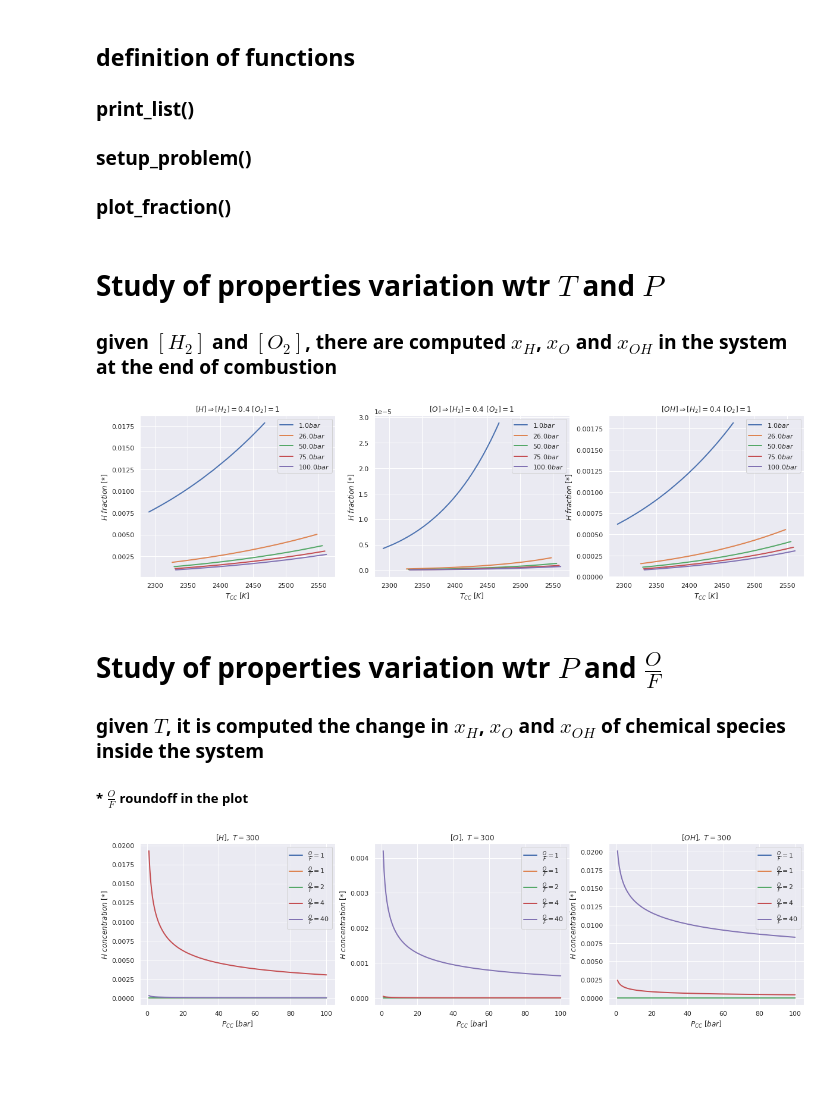
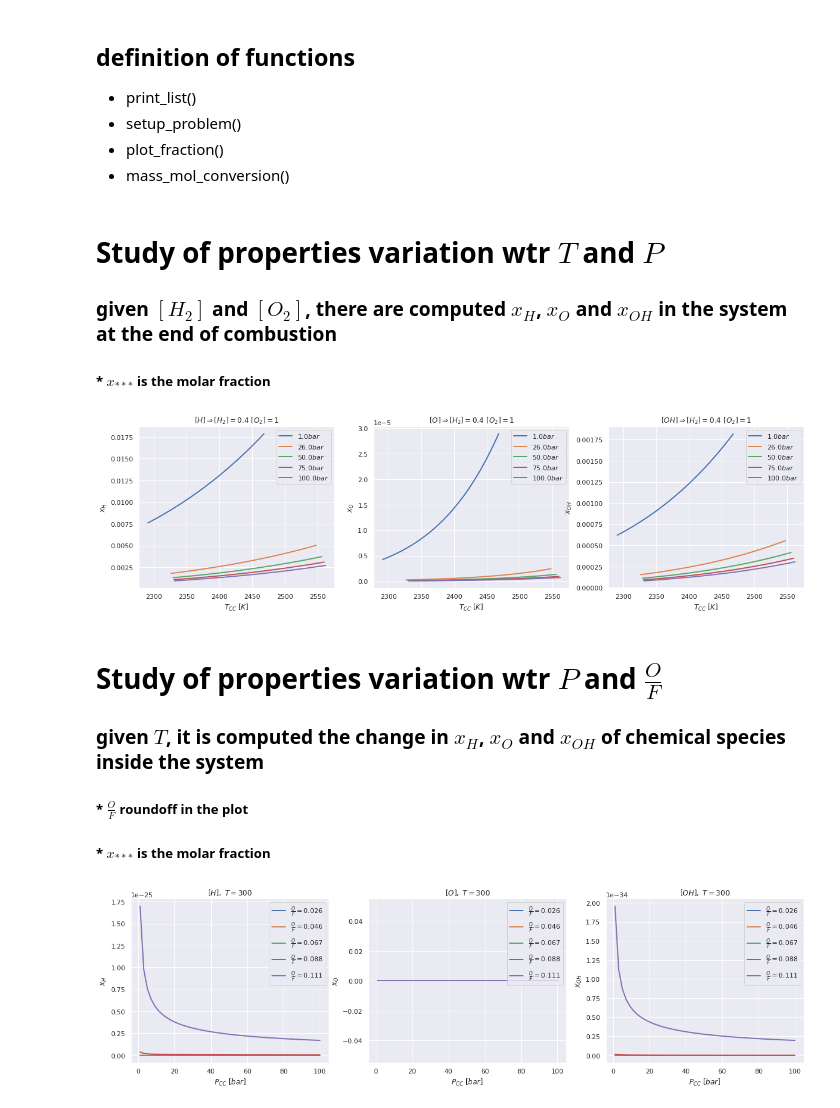
Before and after one commit to antoniopucciarelli/CEA_case, a Jupyter notebook: combustion.ipynb, the cells around one changed output. Cells and saved outputs as stored; diff of their text form; code cells hidden in the pictures; blank space fills up the shorter version.

```diff
--- a/combustion.ipynb
+++ b/combustion.ipynb
@@ -138,9 +147,10 @@ class COMB:
             file.write('end \n')
 # %% [markdown]
 ## definition of functions
-### print_list()
-### setup_problem()
-### plot_fraction()
+* print_list()
+* setup_problem()
+* plot_fraction()
+* mass_mol_conversion()
 # %%
 def print_list(CC):
     '''
@@ -291,9 +324,10 @@ def plot_fraction(of,O,O2,OH,H,H2,H2O,pressure,temperature):
 # %% [markdown]
 # Study of properties variation wtr $ T $ and $ P $
 ### given $[H_2]$ and $[O_2]$, there are computed $x_H$, $x_O$ and $x_{OH}$ in the system at the end of combustion
+##### * $x_{***}$ is the molar fraction
 # %%
 # setting up the interval of study
-T  = np.linspace(200,500,250)
+T  = np.linspace(200,500,50)
 P  = np.linspace(1,100,5)
 
 # generation of object list
@@ -304,7 +338,7 @@ sbn.set_theme()
 fig1, ax      = plt.subplots(nrows=1, ncols=3, figsize=(20,5))
 ax1, ax2, ax3 = ax.flatten()
 
-# setting concentrations
+# setting reactants total weight
 h2 = 0.4
 o2 = 1
 
@@ -326,33 +360,34 @@ for pressure in P:
 ax1.legend()
 ax1.set_title(r'$[H] \Rightarrow [H_2] = ' + str(h2) + ' \ [O_2] = ' + str(o2) + '$')
 ax1.set_xlabel(r'$T_{CC} \ [K]$')
-ax1.set_ylabel(r'$H \ fraction \ [*]$')
+ax1.set_ylabel(r'$x_{H}$')
 
 ax2.legend()
 ax2.set_title(r'$[O] \Rightarrow [H_2] = ' + str(h2) + ' \ [O_2] = ' + str(o2) + '$')
 ax2.set_xlabel(r'$T_{CC} \ [K]$')
-ax2.set_ylabel(r'$H \ fraction \ [*]$')
+ax2.set_ylabel(r'$x_{O}$')
 
 ax3.legend()
 ax3.set_title(r'$[OH] \Rightarrow [H_2] = ' + str(h2) + ' \ [O_2] = ' + str(o2) + '$')
 ax3.set_xlabel(r'$T_{CC} \ [K]$')
-ax3.set_ylabel(r'$H \ fraction \ [*]$')
+ax3.set_ylabel(r'$x_{OH}$')
 
 plt.show()
 # %% [output]
-[figure, old version]
+[figure, new version]
 # %% [markdown]
 # Study of properties variation wtr $P$ and $\frac{O}{F}$
 ### given $T$, it is computed the change in $x_H$, $x_O$ and $x_{OH}$ of chemical species inside the system
 ##### * $\frac{O}{F}$ roundoff in the plot
+##### * $x_{***}$ is the molar fraction
 # %%
 # setting up the interval of study
-# reactants concentrations
-O2_vec = np.linspace(0.025,0.975,5)
+# reactants total weight
+O2_vec = np.linspace(0.025,0.1,5)
 H2_vec = 1 - O2_vec
 # initial conditions
 temperature = 300
-P           = np.linspace(1,100,200)
+P           = np.linspace(1,100,50)
 
 # generation of object list
 CC_P = np.array([COMB() for ii in range(0,len(P))])
@@ -362,40 +397,40 @@ sbn.set_theme()
 fig2, ax = plt.subplots(nrows=1, ncols=3, figsize=(20,5))
 ax1, ax2, ax3 = ax.flatten()
 
 for ii,h2 in enumerate(H2_vec):
     o2 = O2_vec[ii]
     for ii,pressure in enumerate(P):
         CC_P[ii].problem_generation(temperature,pressure,h2,o2,'case_01.inp')
         os.system('bash ./CEA_case')
         CC_P[ii].get_data('case_01.plt')
 
     # getting data from object list
     t, p, of, m, cp, H, H2, O, O2, O3, OH, H2O, H2OL = print_list(CC_P)
 
     # plotting data
-    ax1.plot(p,H, label=r'$ \frac{O}{F} = ' + str(round(of[0])+1) + ' $',linewidth=2)
-    ax2.plot(p,O, label=r'$ \frac{O}{F} = ' + str(round(of[0])+1) + ' $',linewidth=2)
-    ax3.plot(p,OH,label=r'$ \frac{O}{F} = ' + str(round(of[0])+1) + ' $',linewidth=2)
+    ax1.plot(p,H,  label=r'$ \frac{O}{F} = ' + str(round(of[0],ndigits=3)) + ' $',linewidth=2)
+    ax2.plot(p,O,  label=r'$ \frac{O}{F} = ' + str(round(of[0],ndigits=3)) + ' $',linewidth=2)
+    ax3.plot(p,OH, label=r'$ \frac{O}{F} = ' + str(round(of[0],ndigits=3)) + ' $',linewidth=2)
 
 # axis description
 ax1.legend()
 ax1.set_title(r'$[H], \ T = ' + str(temperature) + '$')
 ax1.set_xlabel(r'$P_{CC} \ [bar] $')
-ax1.set_ylabel(r'$H \ fraction \ [*]$')
+ax1.set_ylabel(r'$x_{H}$')
 
 ax2.legend()
 ax2.set_title(r'$[O], \ T = ' + str(temperature) + '$')
 ax2.set_xlabel(r'$P_{CC} \ [bar]$')
-ax2.set_ylabel(r'$H \ fraction \ [*]$')
+ax2.set_ylabel(r'$x_{O}$')
 
 ax3.legend()
 ax3.set_title(r'$[OH], \ T = ' + str(temperature) + '$')
 ax3.set_xlabel(r'$P_{CC} \ [bar]$')
-ax3.set_ylabel(r'$H \ fraction \ [*]$')
+ax3.set_ylabel(r'$x_{OH}$')
 
 plt.show()
 # %% [output]
-[figure, old version]
+[figure, new version]
 # %% [markdown]
 # Study of properties variation wtr $[H_2]$ and $[O_2]$
 ### given $P$ and $T$, it is computed the change in $x_H$, $x_{H2}$, $x_{O}$, $x_{O_2}$, $x_{O_3}$, $x_{OH}$, $x_{H_2 O}$ and $x_{H_2O_{L}}$  inside the system
```
Also changed, not shown: parts of 7 cells of this notebook, 3 other files.
